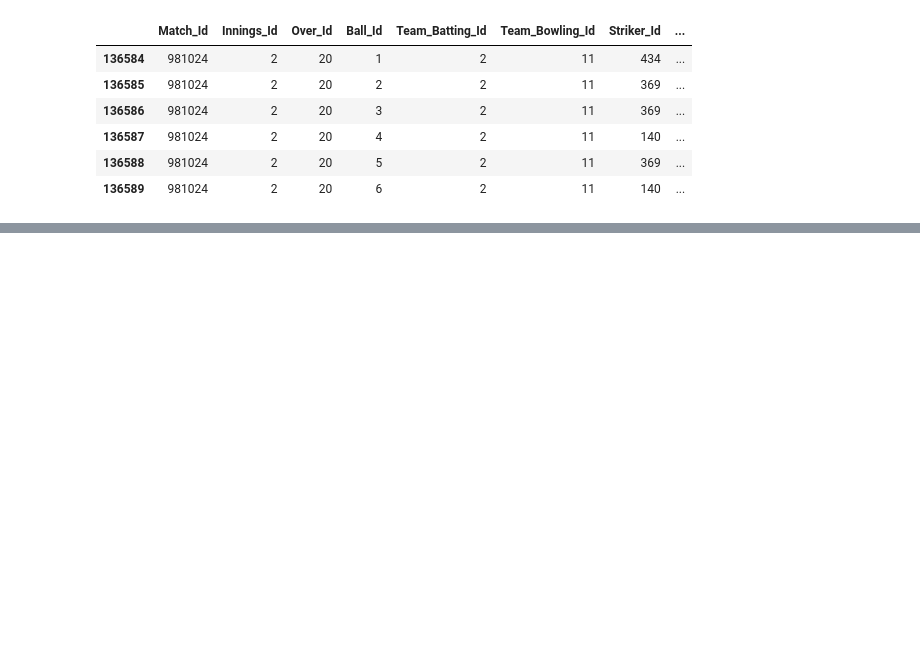
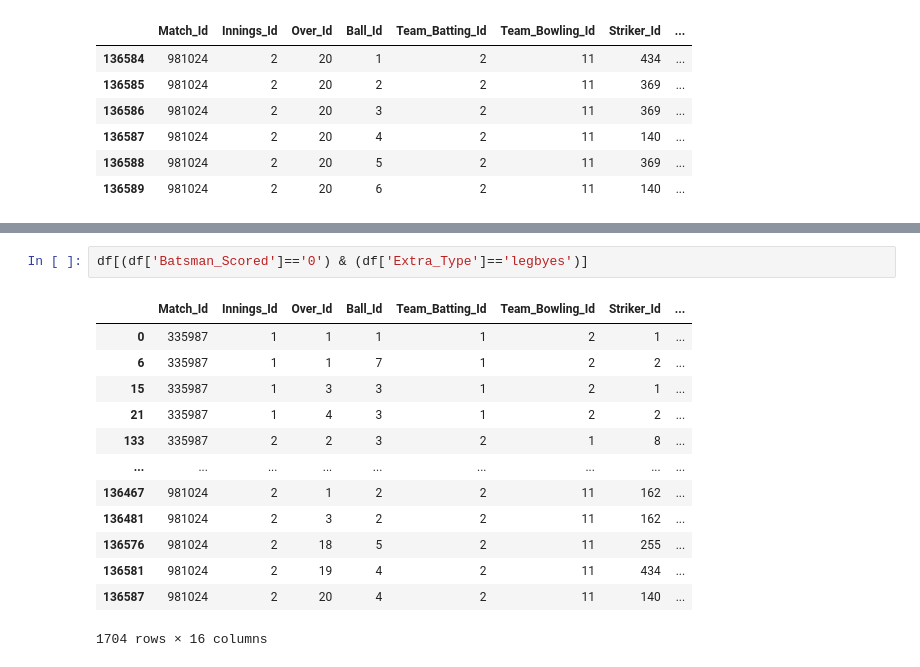
Before and after one commit to shnartho/Python-Scripting, a Jupyter notebook: Pandas/pandas_practice.ipynb, the cells around one changed output, grey strips where cells are left out. Saved outputs shown, nothing was run; the diff lists cells and outputs as text; blank space fills up the shorter version.

```diff
--- a/Pandas/pandas_practice.ipynb
+++ b/Pandas/pandas_practice.ipynb
@@ -27,0 +140,16 @@ df.
+# %%
+df[(df['Batsman_Scored']=='0') & (df['Extra_Type']=='legbyes')]
+# %% [output]
+|  | Match_Id | Innings_Id | Over_Id | Ball_Id | Team_Batting_Id | Team_Bowling_Id | Striker_Id | ... |
+| 0 | 335987 | 1 | 1 | 1 | 1 | 2 | 1 | ... |
+| 6 | 335987 | 1 | 1 | 7 | 1 | 2 | 2 | ... |
+| 15 | 335987 | 1 | 3 | 3 | 1 | 2 | 1 | ... |
+| 21 | 335987 | 1 | 4 | 3 | 1 | 2 | 2 | ... |
+| 133 | 335987 | 2 | 2 | 3 | 2 | 1 | 8 | ... |
+| ... | ... | ... | ... | ... | ... | ... | ... | ... |
+| 136467 | 981024 | 2 | 1 | 2 | 2 | 11 | 162 | ... |
+| 136481 | 981024 | 2 | 3 | 2 | 2 | 11 | 162 | ... |
+| 136576 | 981024 | 2 | 18 | 5 | 2 | 11 | 255 | ... |
+| 136581 | 981024 | 2 | 19 | 4 | 2 | 11 | 434 | ... |
+| 136587 | 981024 | 2 | 20 | 4 | 2 | 11 | 140 | ... |
+1704 rows × 16 columns
```
Also changed, not shown: parts of 29 cells of this notebook, 9 other files.
